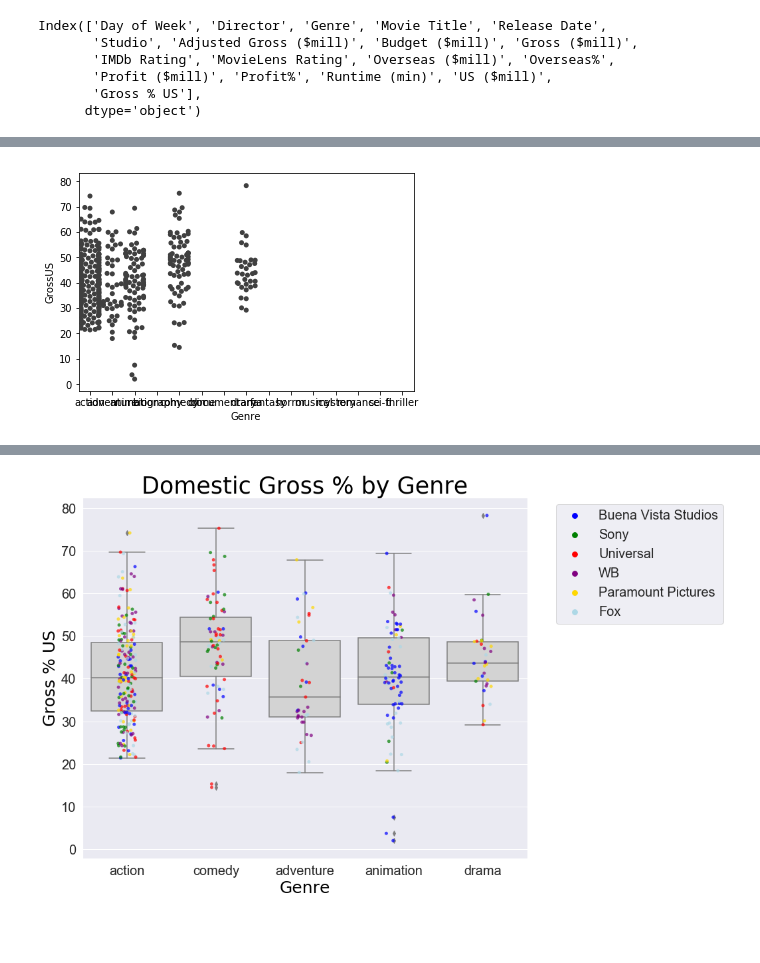
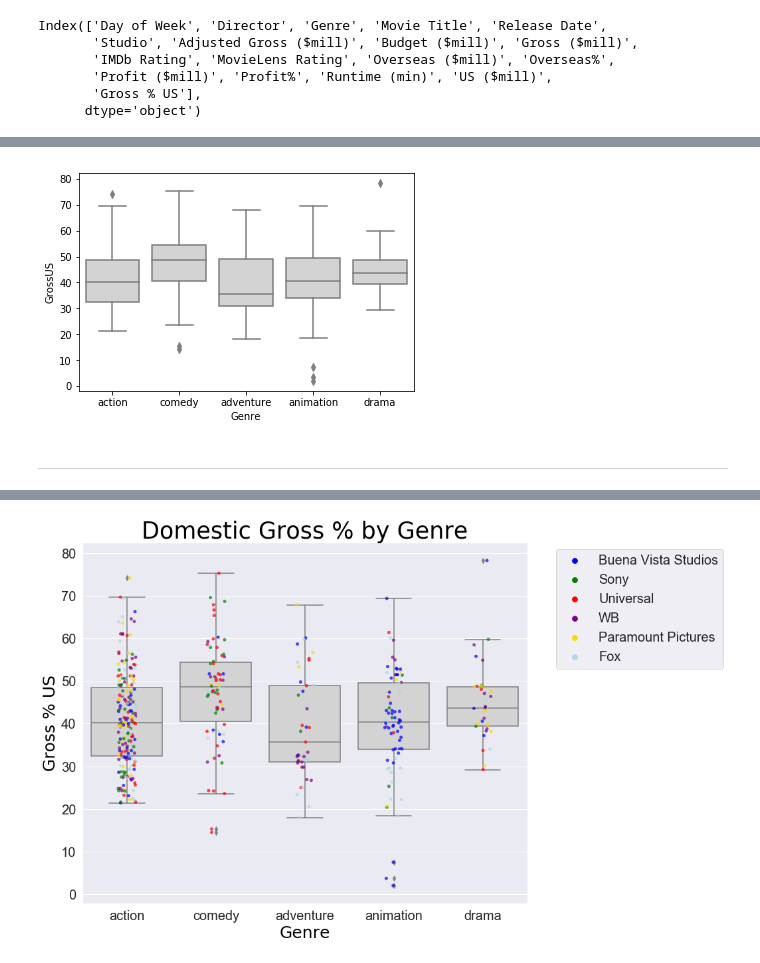
Before and after one commit to ptavaresh/data_science_warm_up, a Jupyter notebook: app/lab/Homework_Domestic_Gross_by_Genre.ipynb, the cells around one changed output, grey strips where cells are left out. Cells and saved outputs as stored; diff of their text form; code cells hidden in the pictures; blank space fills up the shorter version.

```diff
--- a/app/lab/Homework_Domestic_Gross_by_Genre.ipynb
+++ b/app/lab/Homework_Domestic_Gross_by_Genre.ipynb
@@ -96,7 +96,12 @@ movies.Genre = movies.Genre.astype('category')
 # %%
 FilterStudios = (movies.Studio == 'Sony') | (movies.Studio == 'Buena Vista Studios') | (movies.Studio == 'Universal') | (movies.Studio == 'WB') | (movies.Studio == 'Paramount Pictures') | (movies.Studio == 'Fox')
 FilterGenre = (movies.Genre == 'action') | (movies.Genre == 'comedy') | (movies.Genre == 'adventure') | (movies.Genre == 'animation') | (movies.Genre == 'drama')
-movies[FilterStudios]
+mov = movies[FilterStudios]
+mov[FilterGenre]
+
+box1 = sns.boxplot(data=mov[FilterGenre], x='Genre', y='GrossUS', orient='v', color='lightgray')
 # %% [output]
-[figure, old version]
+[figure, new version]
+# %% [markdown]
+---------
 # %%
```
Also changed, not shown: parts of 2 cells of this notebook, 4 other files.
